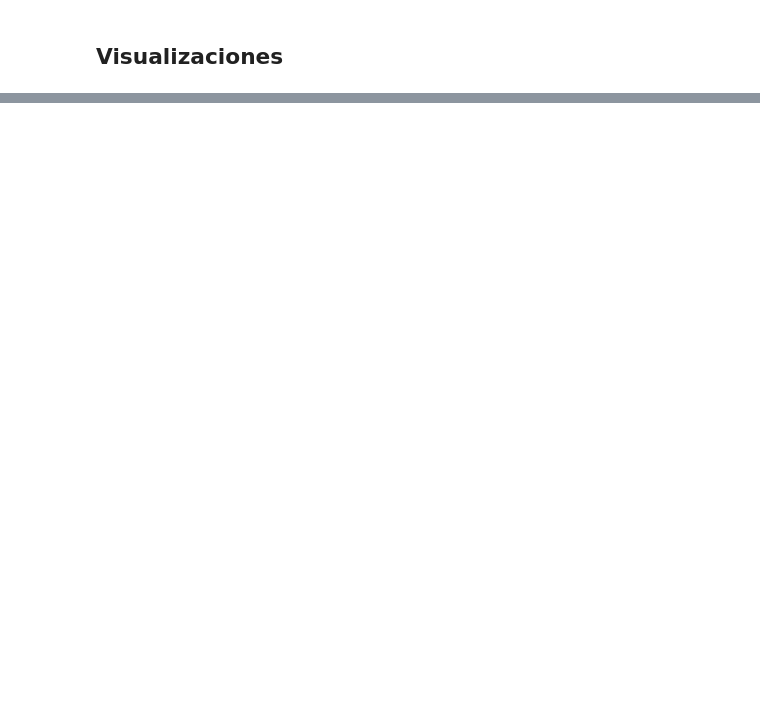
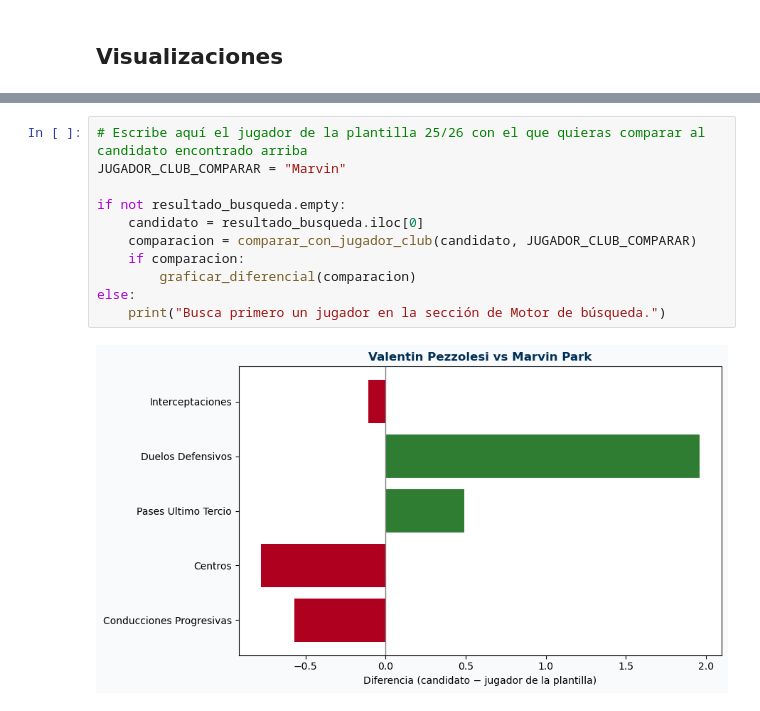
Before and after one commit to alsuaarez/TFM, a Jupyter notebook: src/scouting/comparador.ipynb, the cells around one changed output, grey strips where cells are left out. Cells and saved outputs as stored; diff of their text form; blank space fills up the shorter version.

```diff
--- a/src/scouting/comparador.ipynb
+++ b/src/scouting/comparador.ipynb
@@ -315,0 +395,13 @@ VBox(children=(HBox(children=(Dropdown(description='Liga:', options=('Todas', '
+# %%
+# Escribe aquí el jugador de la plantilla 25/26 con el que quieras comparar al candidato encontrado arriba
+JUGADOR_CLUB_COMPARAR = "Marvin"
+
+if not resultado_busqueda.empty:
+    candidato = resultado_busqueda.iloc[0]
+    comparacion = comparar_con_jugador_club(candidato, JUGADOR_CLUB_COMPARAR)
+    if comparacion:
+        graficar_diferencial(comparacion)
+else:
+    print("Busca primero un jugador en la sección de Motor de búsqueda.")
+# %% [output]
+[figure, added]
```
Also changed, not shown: parts of 11 cells of this notebook.
